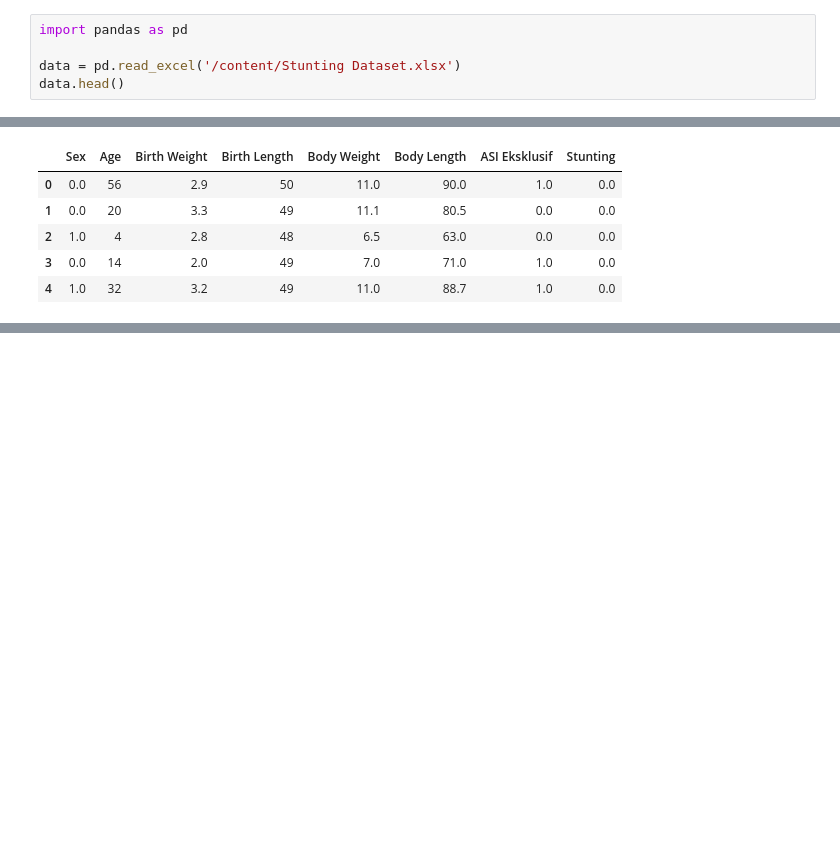
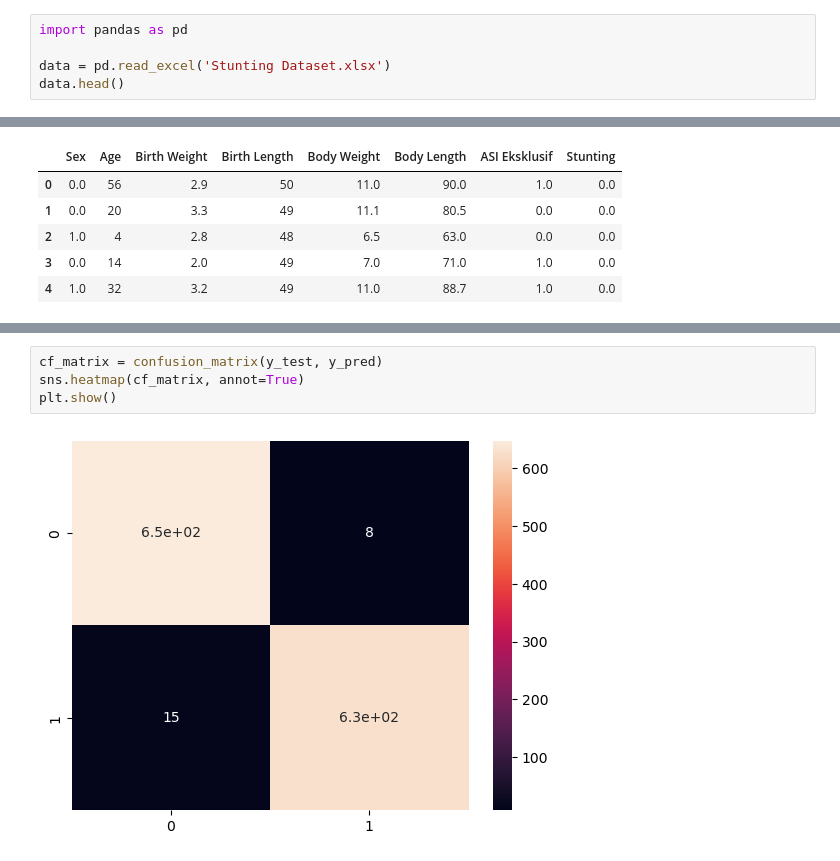
Before and after one commit to InMyDream21/Stunting-Classification, a Jupyter notebook: Stunting_Classification_Machine_Learning.ipynb, the cells around one changed output, grey strips where cells are left out. Cells and saved outputs as stored; diff of their text form; blank space fills up the shorter version.

```diff
--- a/Stunting_Classification_Machine_Learning.ipynb
+++ b/Stunting_Classification_Machine_Learning.ipynb
@@ -15,7 +15,7 @@ Sumber Dataset: https://www.kaggle.com/datasets/muhtarom/stunting/
 # %%
 import pandas as pd
 
-data = pd.read_excel('/content/Stunting Dataset.xlsx')
+data = pd.read_excel('Stunting Dataset.xlsx')
 data.head()
 # %% [output]
 |  | Sex | Age | Birth Weight | Birth Length | Body Weight | Body Length | ASI Eksklusif | Stunting |
@@ -104,0 +166,6 @@ HaloDunia
+# %%
+cf_matrix = confusion_matrix(y_test, y_pred)
+sns.heatmap(cf_matrix, annot=True)
+plt.show()
+# %% [output]
+[figure, added]
```
Also changed, not shown: parts of 14 cells of this notebook, 1 other file.
